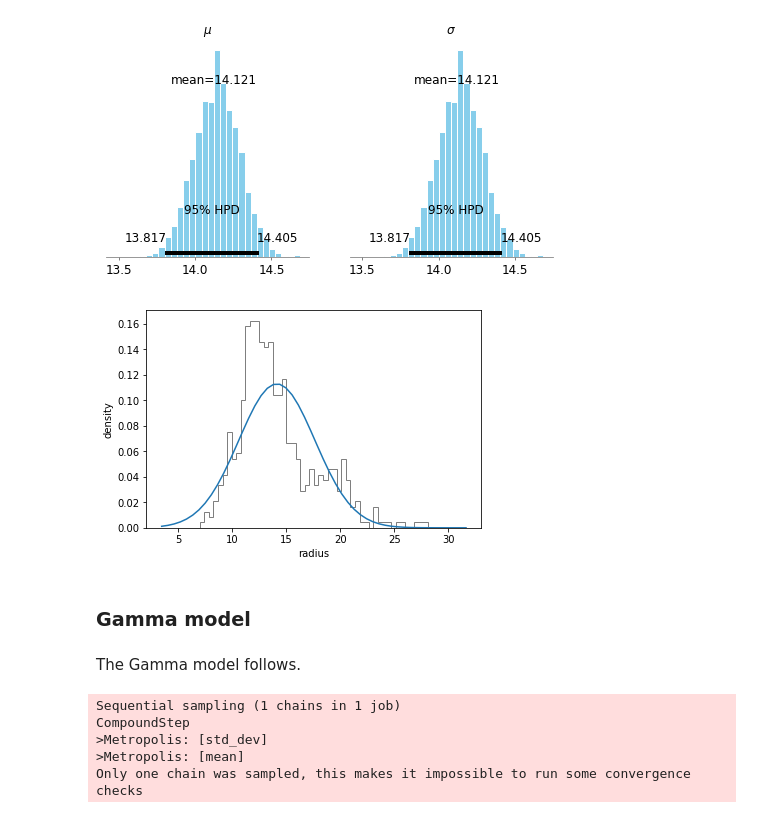
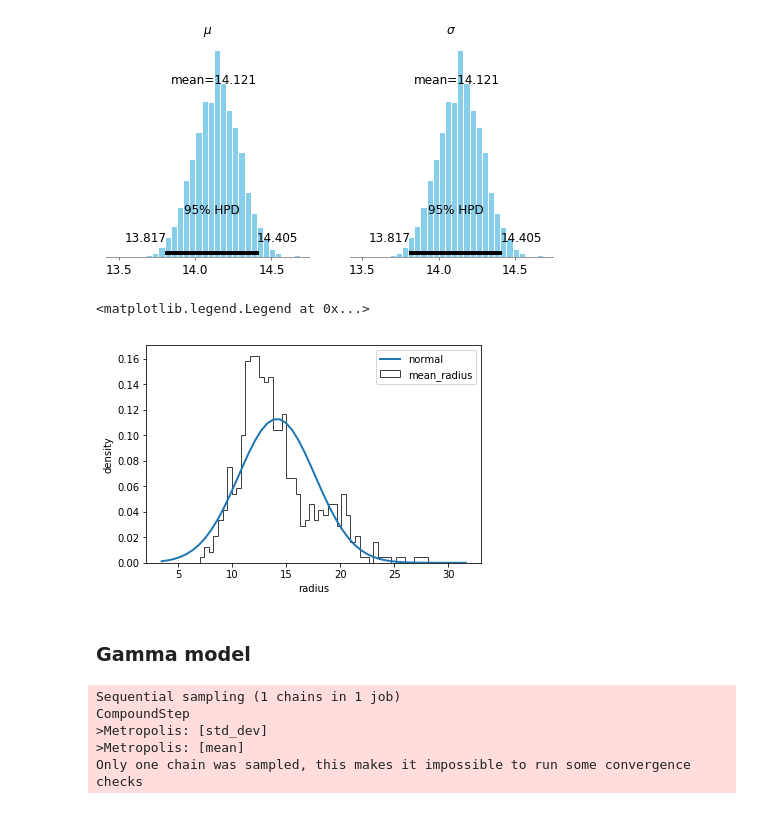
Before and after one commit to CJosephides/WDBC, a Jupyter notebook: wdbc_bayesian.ipynb, the cells around one changed output. Saved outputs shown, nothing was run; the diff lists cells and outputs as text; code cells hidden in the pictures.

```diff
--- a/wdbc_bayesian.ipynb
+++ b/wdbc_bayesian.ipynb
@@ -247,19 +255,21 @@ _ = ax[1].set_title("$\sigma$")
 # %%
 mean_posterior_mean = np.mean(normal_trace["mean"][burnin:], axis=0)
 mean_posterior_std_dev = np.mean(normal_trace["std_dev"][burnin:], axis=0)
 x_range = np.linspace(np.min(X) - np.std(X), np.max(X) + np.std(X))
 
-plt.hist(X, bins=50, histtype="step", color="k", alpha=0.5, density=True)
-plt.plot(x_range, stats.norm.pdf(x_range, loc=mean_posterior_mean,
-                                          scale=mean_posterior_std_dev))
-plt.xlabel("radius")
-_ = plt.ylabel("density")
+fig, ax = plt.subplots(1, 1)
+ax.hist(X, bins=50, histtype="step", color="k", alpha=0.75, density=True)
+ax.plot(x_range, stats.norm.pdf(x_range, loc=mean_posterior_mean,
+                                         scale=mean_posterior_std_dev),
+        linewidth=2, label="normal")
+ax.set_xlabel("radius")
+_ = ax.set_ylabel("density")
+plt.legend()
 # %% [output]
+<matplotlib.legend.Legend at 0x...>
-[figure, old version]
+[figure, new version]
 # %% [markdown]
 ### Gamma model
-# %% [markdown]
-The Gamma model follows.
 # %%
 gamma_model = pm.Model()
 with gamma_model:
```
Also changed, not shown: parts of 7 cells of this notebook.
